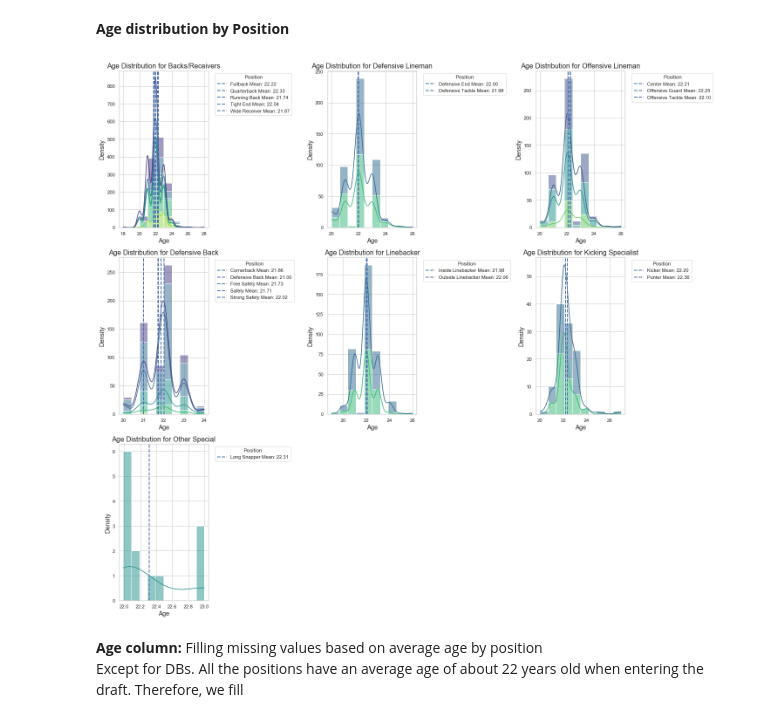
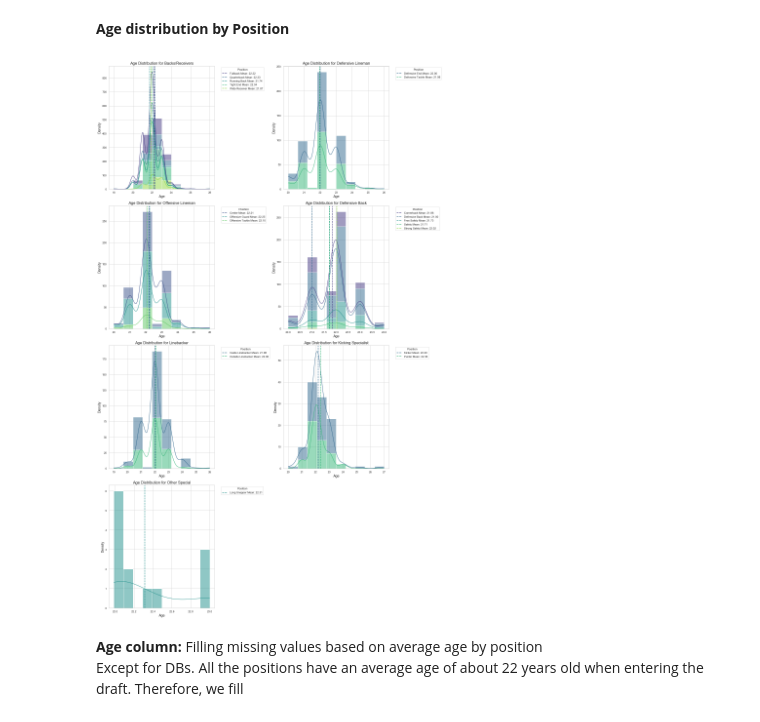
Before and after one commit to Gregcrooks75/NFL_analysis, a Jupyter notebook: NFL Project.ipynb, the cells around one changed output. Saved outputs shown, nothing was run; the diff lists cells and outputs as text; code cells hidden in the pictures.

```diff
--- a/NFL Project.ipynb
+++ b/NFL Project.ipynb
@@ -115,17 +122,19 @@ Let's inspect each relevant variable:
 1. Age seems to have a high number of upper bound outliers, with players drafted at 21+ players being drafted after 24. We find 2 lower bound outliers with 2 players drafted at 18 and 19
 2. For each of drill, we tend to find outliers for players performing poorly. Inversely, outside of Bench press (8 upper bound outliers) we do not find many outliers outclassing the other players.
 # %%
+import warnings
 import matplotlib.pyplot as plt
 import seaborn as sns
 import numpy as np
 
-# Assuming you have the necessary imports and dataframe already loaded.
-num_cols = df.loc[:, df.columns != 'Year']
-# Select numerical columns from the DataFrame
-num_cols = num_cols.select_dtypes(include='number').columns
+# Suppress the specific FutureWarning message
+warnings.filterwarnings("ignore", category=FutureWarning, module="matplotlib.cbook")
+
+# Select numerical columns, excluding 'Year'
+num_cols = df.select_dtypes(include='number').columns
 
 # Set up the figure for subplots
-n_cols = 2# Number of columns for subplots
+n_cols = 2  # Number of columns for subplots
 n_rows = len(num_cols) // n_cols + int(len(num_cols) % n_cols > 0)
 
 plt.figure(figsize=(15, 5 * n_rows))
@@ -133,8 +142,8 @@ plt.figure(figsize=(15, 5 * n_rows))
 # Loop through each numerical variable and create a subplot
 for i, col in enumerate(num_cols):
     # Calculate the mean and standard deviation, ignoring NaN values
-    mean = np.nanmean(df[col])
-    std_dev = np.nanstd(df[col])
+    mean = np.nanmean(df[col].to_numpy())  # Convert to numpy array
+    std_dev = np.nanstd(df[col].to_numpy())  # Convert to numpy array
 
     # Calculate the lower and upper bound values based on z-scores of -3 and 3
     lower = mean - 3 * std_dev
@@ -484,41 +503,42 @@ import matplotlib.pyplot as plt
 # Assuming 'df' is your DataFrame
 
 # Set the style for the plots
 sns.set(style="whitegrid")
 
 # Step 1: Get unique position types
 position_types = df['Position_Type'].unique()
 num_positions = len(position_types)
 
-# Step 2: Set up the plot grid (3 plots per row)
-plt.figure(figsize=(20, (num_positions // 3 + 1) * 6))
+# Step 2: Set up the plot grid (2 plots per row)
+plt.figure(figsize=(20, (num_positions // 2 + 1) * 8))
 
 # Step 3: Loop through each Position_Type and create a distribution plot
 for i, position_type in enumerate(position_types):
-    plt.subplot((num_positions + 2) // 3, 3, i + 1)
+    plt.subplot((num_positions + 1) // 2, 2, i + 1)
     subset = df[df['Position_Type'] == position_type]
 
     # Plot the distribution of ages with hue based on Position
     sns.histplot(subset, x='Age', hue='Position', kde=True, bins=10, palette='viridis', multiple='stack')
 
     # Calculate and plot the mean age for each position
     mean_age = subset.groupby('Position')['Age'].mean()
-    for pos, mean in mean_age.items():
-        plt.axvline(mean, linestyle='dashed', linewidth=2, label=f'{pos} Mean: {mean:.2f}')
+    palette = sns.color_palette('viridis', n_colors=len(mean_age))
+    for j, (pos, mean) in enumerate(mean_age.items()):
+        plt.axvline(mean, linestyle='dashed', linewidth=2, color=palette[j], label=f'{pos} Mean: {mean:.2f}')
 
     # Add title and labels
     plt.title(f'Age Distribution for {position_type}', fontsize=16)
     plt.xlabel('Age', fontsize=14)
     plt.ylabel('Density', fontsize=14)
 
-    # Add a legend
+    # Add a legend in each plot
     plt.legend(title='Position', bbox_to_anchor=(1.05, 1), loc='upper left')
 
-# Adjust layout to make it more readable
+# Adjust layout to ensure it fits well
 plt.tight_layout()
 plt.show()
 # %% [output]
-[figure, old version]
+[figure, new version]
 # %% [markdown]
 <b>Age column:</b> Filling missing values based on average age by position <br>
 Except for DBs. All the positions have an average age of about 22 years old when entering the draft. Therefore, we fill
```
Also changed, not shown: parts of 117 cells of this notebook.
